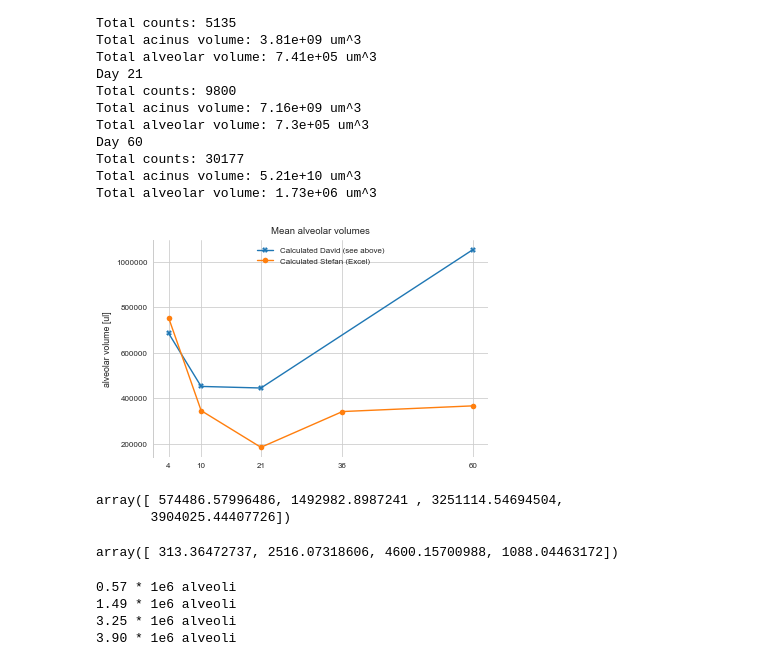
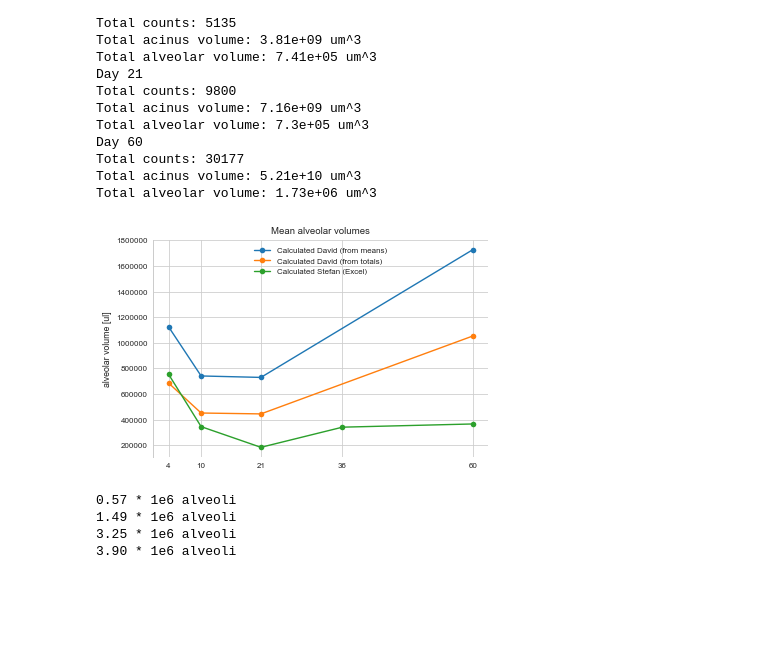
Before and after one commit to habi/acinar-analysis, a Jupyter notebook: Analysis.ipynb, the cells around one changed output. Cells and saved outputs as stored; diff of their text form; code cells hidden in the pictures; blank space fills up the shorter version.

```diff
--- a/Analysis.ipynb
+++ b/Analysis.ipynb
@@ -1308,0 +1282,32 @@ writer.save()
+# %%
+# Display the mean number of alveoli per acinus
+# Calculated from global values from Stefan and Sebastien
+# Number of acini from Barre2014, Table 2, p. 7
+BarreNumberOfAcini = 5943
+# Number of acini from Barre2016, Abstract
+BarreNumberOfAcini = 5840
+
+# Number of alveoli from Tschanz2014, Table 1, p. 91)
+StefanNumberOfAlveoli = [0.823,
+                         3.538,
+                         14.303,
+                         #14.615,
+                         19.279]
+StefanNumberOfAlveoli = [n * 1e6 for n in StefanNumberOfAlveoli]
+# Number of alveoli from Tschanz2014, Table 1, p. 91 or Datenblattstefan.xls
+StefanLungVolume = [1.03,
+                    1.81,
+                    3.61,
+                    #7.28,
+                    10.21]  # cm^3
+StefanLungVolume = [v * 1e12 for v in StefanLungVolume]
+TschanzBarreAlveoliPerAcinus = [None] * len(Data.Day.unique())
+TschanzBarreAcinarVolume = [None] * len(Data.Day.unique())
+
+print('Based on Tschanz2014 and Barre2014')
+for c, day in enumerate(sorted(Data.Day.unique())):
+    TschanzBarreAlveoliPerAcinus[c] = StefanNumberOfAlveoli[c] / BarreNumberOfAcini
+    print('At day %s' % day)
+    print('\t we have about %0.f alveoli per acinus.' % TschanzBarreAlveoliPerAcinus[c])
+    TschanzBarreAcinarVolume[c] = StefanLungVolume[c] / BarreNumberOfAcini
+    print('\t with one acinus having a volume of %0.2g um^3.' % TschanzBarreAcinarVolume[c])
@@ -1457,24 +1480,21 @@ Total alveolar volume: 1.73e+06 um^3
 MeanAlveolareVolumeStefan = pandas.read_excel(glob.glob('*v9*David.xl*')[0], sheet_name=0, usecols='T', skiprows=2)
 # %%
 # Plot the mean alveolar volumes
-plt.plot(sorted(Data.Day.unique()),
-         MeanAlveolareVolumeDavid, label='Calculated David (see above)', marker='X')
+plt.plot(sorted(Data.Day.unique()), MeanAlveolarVolume,
+         marker='o', label='Calculated David (from means)')
+plt.plot(sorted(Data.Day.unique()), MeanAlveolareVolumeDavid,
+         marker='o', label='Calculated David (from totals)')
 # Stefan also has day 36, so we just append it prior to sorting
-plt.plot(sorted(numpy.append(Data.Day.unique(),36)),
-         MeanAlveolareVolumeStefan, label='Calculated Stefan (Excel)', marker='o')
+plt.plot(sorted(numpy.append(Data.Day.unique(),36)), MeanAlveolareVolumeStefan,
+         marker='o', label='Calculated Stefan (Excel)')
 plt.title('Mean alveolar volumes')
 plt.ylabel('alveolar volume [ul]')
 plt.xticks(numpy.append(Data.Day.unique(),36))
 plt.legend(loc='upper center')
 plt.savefig(os.path.join(OutputDir, 'mean_alveolar_volumes.png'))
 plt.show()
 # %% [output]
-[figure, old version]
+[figure, new version]
 # %%
 N_alv_total = numpy.divide(numpy.multiply(TotalCounts, V_lung_airspace),
                            TotalAcinarVolume)
-# %%
-N_alv_total
-# %% [output]
-array([ 574486.57996486, 1492982.8987241 , 3251114.54694504,
-       3904025.44407726])
@@ -1484,7 +1501,3 @@ N_alv_total_STD = numpy.divide(numpy.multiply(TotalCountsSTD, V_lung_airspaceSTD
-# %%
-N_alv_total_STD
-# %% [output]
-array([ 313.36472737, 2516.07318606, 4600.15700988, 1088.04463172])
 # %%
 for i in N_alv_total:
     print('%0.2f * 1e6 alveoli' % (i * 1e-6))
```
Also changed, not shown: parts of 37 cells of this notebook.
